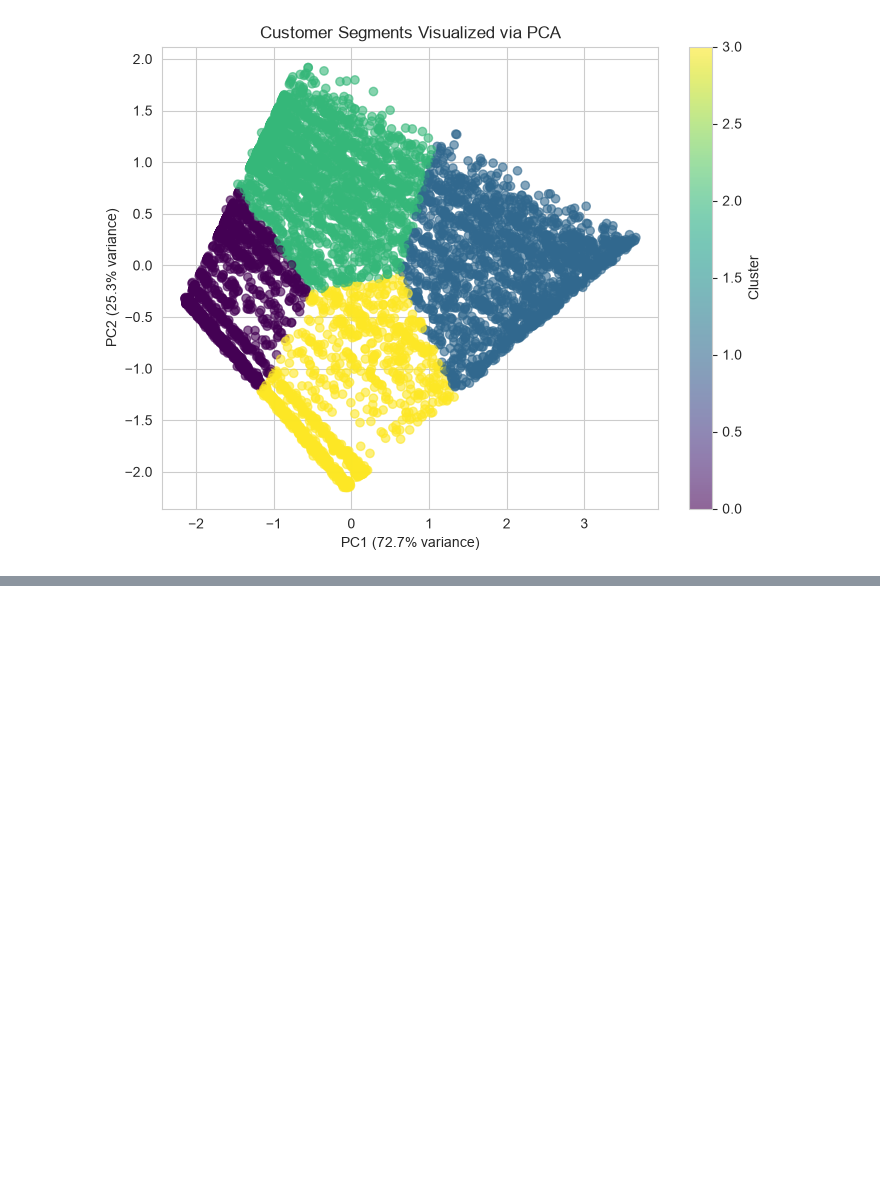
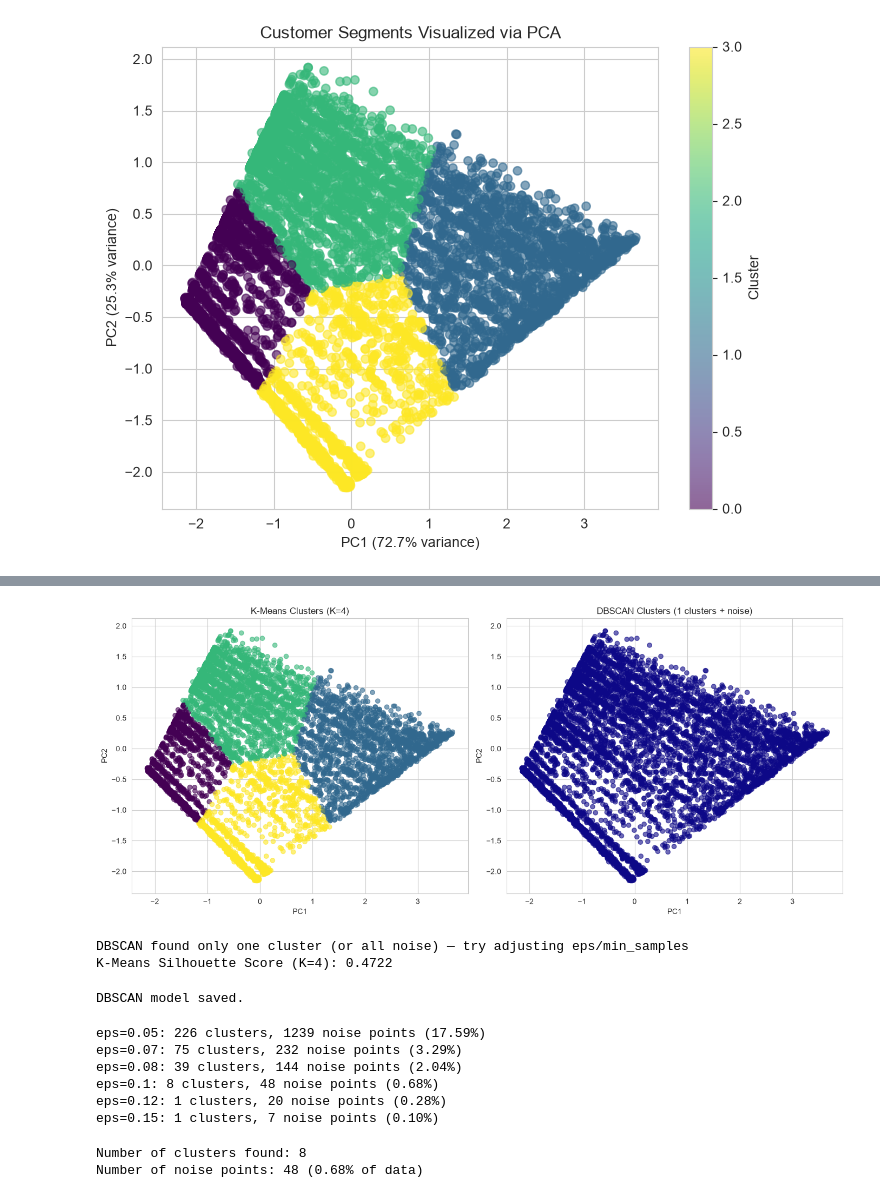
Before and after one commit to keshviss/customer-churn-prediction, a Jupyter notebook: notebooks/eda_and_model_training.ipynb, the cells around one changed output, grey strips where cells are left out. Drawn from its saved outputs; the diff is of its cells as text; code cells hidden in the pictures; blank space fills up the shorter version.

```diff
--- a/notebooks/eda_and_model_training.ipynb
+++ b/notebooks/eda_and_model_training.ipynb
@@ -1127,0 +1168,68 @@ plt.show()
+# %%
+fig, axes = plt.subplots(1, 2, figsize=(14, 6))
+
+# K-Means (reuse existing cluster_labels from Step 11)
+axes[0].scatter(X_pca[:, 0], X_pca[:, 1], c=cluster_labels, cmap='viridis', alpha=0.6)
+axes[0].set_title('K-Means Clusters (K=4)')
+axes[0].set_xlabel('PC1')
+axes[0].set_ylabel('PC2')
+
+# DBSCAN
+axes[1].scatter(X_pca[:, 0], X_pca[:, 1], c=dbscan_labels, cmap='plasma', alpha=0.6)
+axes[1].set_title(f'DBSCAN Clusters ({n_clusters_dbscan} clusters + noise)')
+axes[1].set_xlabel('PC1')
+axes[1].set_ylabel('PC2')
+
+plt.tight_layout()
+plt.savefig('../static/images/kmeans_vs_dbscan.png', bbox_inches='tight', dpi=100)
+plt.show()
+# %% [output]
+[figure, added]
+# %%
+from sklearn.metrics import silhouette_score
+
+# Silhouette score for DBSCAN (excluding noise points, since -1 isn't a real cluster)
+mask = dbscan_labels != -1
+if len(set(dbscan_labels[mask])) > 1:
+    dbscan_silhouette = silhouette_score(X_cluster_scaled[mask], dbscan_labels[mask])
+    print(f"DBSCAN Silhouette Score (excluding noise): {dbscan_silhouette:.4f}")
+else:
+    print("DBSCAN found only one cluster (or all noise) — try adjusting eps/min_samples")
+
+print(f"K-Means Silhouette Score (K=4): 0.4722")  # from Step 11
+# %% [output]
+DBSCAN found only one cluster (or all noise) — try adjusting eps/min_samples
+K-Means Silhouette Score (K=4): 0.4722
+# %%
+joblib.dump(dbscan_model, '../models/dbscan_model.pkl')
+print("DBSCAN model saved.")
+# %% [output]
+DBSCAN model saved.
+# %%
+eps_values = [0.05, 0.07, 0.08, 0.10, 0.12, 0.15]
+
+for eps_test in eps_values:
+    db_test = DBSCAN(eps=eps_test, min_samples=4)
+    labels_test = db_test.fit_predict(X_cluster_scaled)
+    n_clust = len(set(labels_test)) - (1 if -1 in labels_test else 0)
+    n_noise_test = list(labels_test).count(-1)
+    print(f"eps={eps_test}: {n_clust} clusters, {n_noise_test} noise points ({n_noise_test/len(labels_test)*100:.2f}%)")
+# %% [output]
+eps=0.05: 226 clusters, 1239 noise points (17.59%)
+eps=0.07: 75 clusters, 232 noise points (3.29%)
+eps=0.08: 39 clusters, 144 noise points (2.04%)
+eps=0.1: 8 clusters, 48 noise points (0.68%)
+eps=0.12: 1 clusters, 20 noise points (0.28%)
+eps=0.15: 1 clusters, 7 noise points (0.10%)
+# %%
+dbscan_model = DBSCAN(eps=0.10, min_samples=4)
+dbscan_labels = dbscan_model.fit_predict(X_cluster_scaled)
+
+n_clusters_dbscan = len(set(dbscan_labels)) - (1 if -1 in dbscan_labels else 0)
+n_noise = list(dbscan_labels).count(-1)
+
+print(f"Number of clusters found: {n_clusters_dbscan}")
+print(f"Number of noise points: {n_noise} ({n_noise/len(dbscan_labels)*100:.2f}% of data)")
+# %% [output]
+Number of clusters found: 8
+Number of noise points: 48 (0.68% of data)
```
Also changed, not shown: parts of 8 cells of this notebook, 14 other files.
